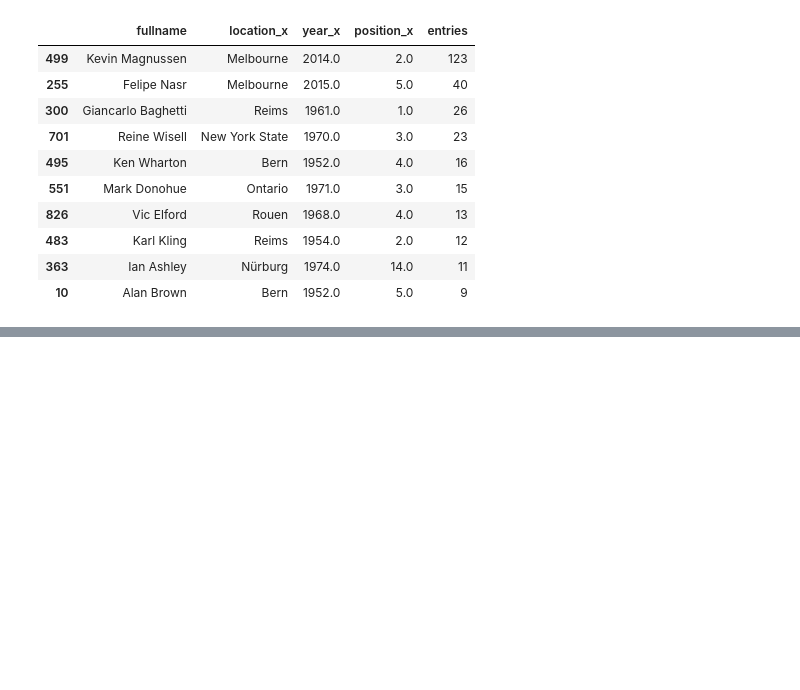
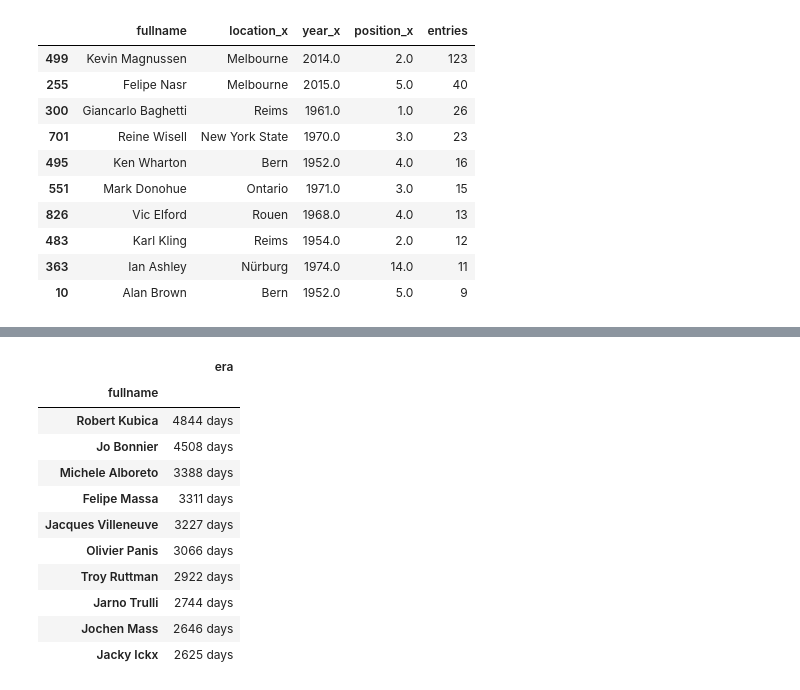
Before and after one commit to michalkasparek/f1-stats, a Jupyter notebook: Career Beginnings and Endings.ipynb, the cells around one changed output, grey strips where cells are left out. Drawn from its saved outputs; the diff is of its cells as text; code cells hidden in the pictures; blank space fills up the shorter version.

```diff
--- a/Career Beginnings and Endings.ipynb
+++ b/Career Beginnings and Endings.ipynb
@@ -203,0 +163,25 @@ bestFirstRaces[["fullname", "location_x", "year_x", "position_x", "entries"]].dr
+# %%
+lastRaces = lastRaces[~lastRaces.fullname.isin(lastDrivers)]
+lastRaces = lastRaces[~lastRaces.fullname.isin(driversIndyOnly)]
+# %%
+lastWins = wins.sort_values(by="year_round", ascending=False).reset_index(drop=True)
+lastWins = lastWins.loc[lastWins.groupby(["fullname"])["year_round"].agg(pd.Series.idxmax)]
+# %%
+afterLastWin = lastWins.merge(lastRaces, on="fullname", how="right")
+# %%
+afterLastWin["era"] = (afterLastWin["date_y"] - afterLastWin["date_x"])
+# %%
+afterLastWin.groupby(["fullname"]).agg({"era": max}).sort_values(by="era", ascending=False).head(10)
+# %% [output]
+|  | era |
+| fullname |  |
+| Robert Kubica | 4844 days |
+| Jo Bonnier | 4508 days |
+| Michele Alboreto | 3388 days |
+| Felipe Massa | 3311 days |
+| Jacques Villeneuve | 3227 days |
+| Olivier Panis | 3066 days |
+| Troy Ruttman | 2922 days |
+| Jarno Trulli | 2744 days |
+| Jochen Mass | 2646 days |
+| Jacky Ickx | 2625 days |
```
Also changed, not shown: parts of 9 cells of this notebook, 4 other files.
